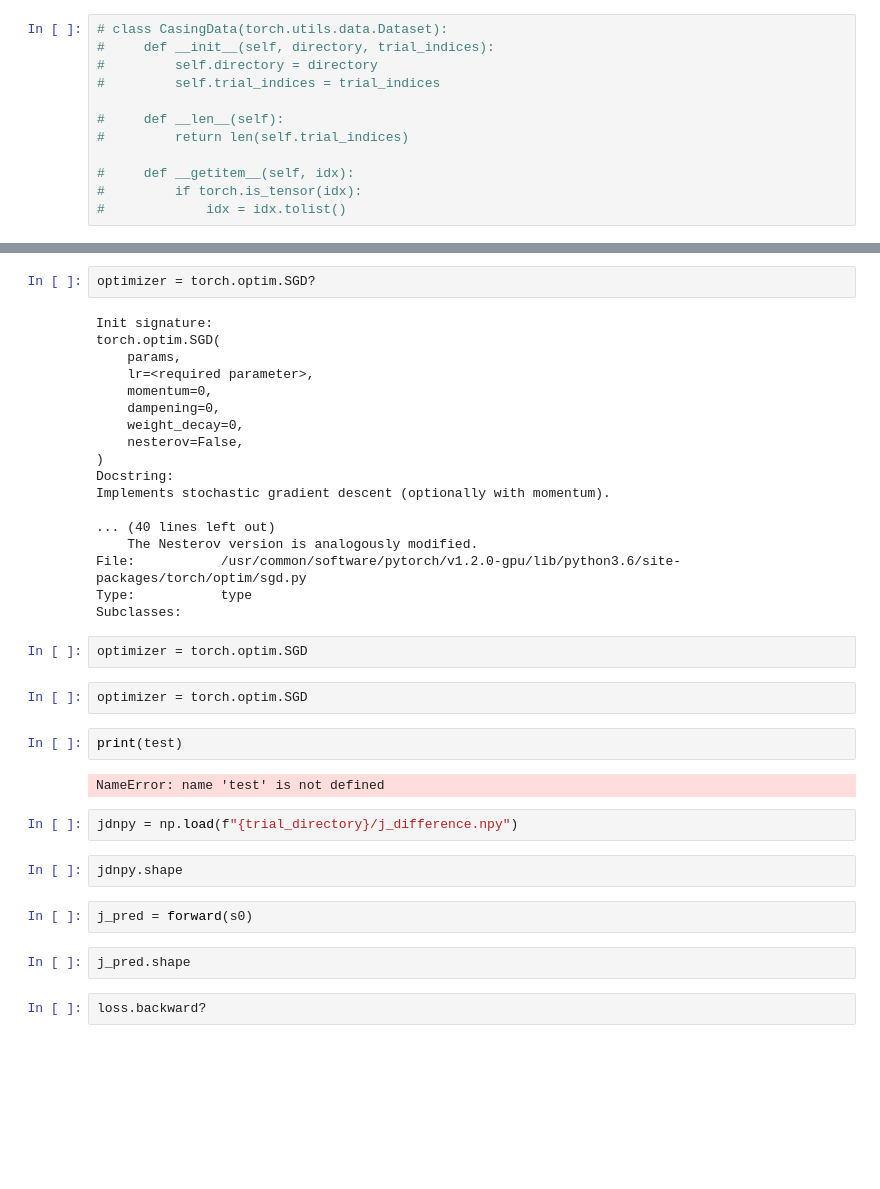
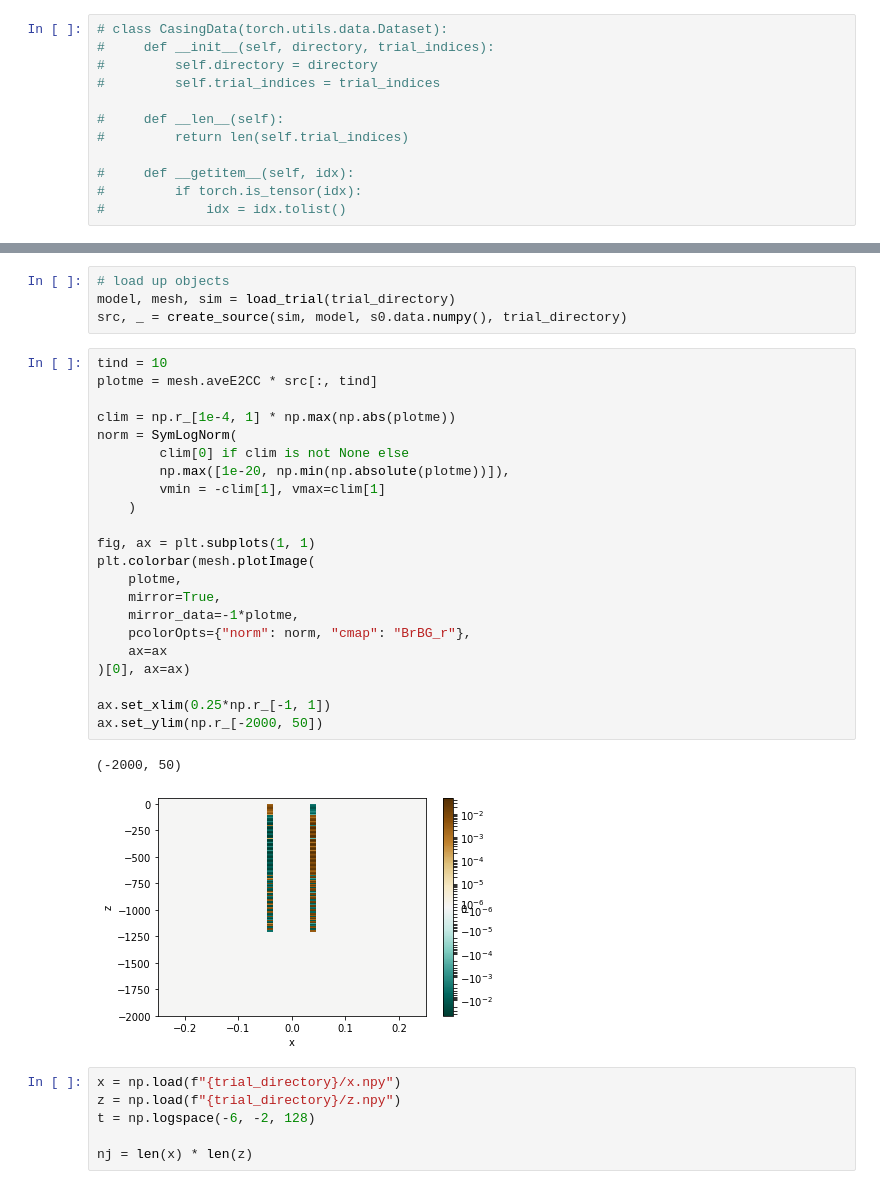
Before and after one commit to lheagy/heagy-2019-casing-ml, a Jupyter notebook: notebooks/pytorch_pipeline.ipynb, the cells around one changed output, grey strips where cells are left out. Saved outputs shown, nothing was run; the diff lists cells and outputs as text; blank space fills up the shorter version.

```diff
--- a/notebooks/pytorch_pipeline.ipynb
+++ b/notebooks/pytorch_pipeline.ipynb
@@ -777,38 +831,35 @@ Text(0, 0.5, 'z')
-# %%
-optimizer = torch.optim.SGD?
-# %% [output]
-Init signature:
-torch.optim.SGD(
-    params,
-    lr=<required parameter>,
-    momentum=0,
-    dampening=0,
-    weight_decay=0,
-    nesterov=False,
-)
-Docstring:
-Implements stochastic gradient descent (optionally with momentum).
-
-... (40 lines left out)
-    The Nesterov version is analogously modified.
-File:           /usr/common/software/pytorch/v1.2.0-gpu/lib/python3.6/site-packages/torch/optim/sgd.py
-Type:           type
-Subclasses:
-# %%
-optimizer = torch.optim.SGD
-# %%
-optimizer = torch.optim.SGD
-# %%
-print(test)
-# %% [output]
-NameError: name 'test' is not defined
-# %%
-jdnpy = np.load(f"{trial_directory}/j_difference.npy")
-# %%
-jdnpy.shape
-# %%
-j_pred = forward(s0)
-# %%
-j_pred.shape
-# %%
-loss.backward?
+# %%
+# load up objects
+model, mesh, sim = load_trial(trial_directory)
+src, _ = create_source(sim, model, s0.data.numpy(), trial_directory)
+# %%
+tind = 10
+plotme = mesh.aveE2CC * src[:, tind]
+
+clim = np.r_[1e-4, 1] * np.max(np.abs(plotme))
+norm = SymLogNorm(
+        clim[0] if clim is not None else
+        np.max([1e-20, np.min(np.absolute(plotme))]),
+        vmin = -clim[1], vmax=clim[1]
+    )
+
+fig, ax = plt.subplots(1, 1)
+plt.colorbar(mesh.plotImage(
+    plotme,
+    mirror=True,
+    mirror_data=-1*plotme,
+    pcolorOpts={"norm": norm, "cmap": "BrBG_r"},
+    ax=ax
+)[0], ax=ax)
+
+ax.set_xlim(0.25*np.r_[-1, 1])
+ax.set_ylim(np.r_[-2000, 50])
+# %% [output]
+(-2000, 50)
+[figure, added]
+# %%
+x = np.load(f"{trial_directory}/x.npy")
+z = np.load(f"{trial_directory}/z.npy")
+t = np.logspace(-6, -2, 128)
+
+nj = len(x) * len(z)
```
Also changed, not shown: parts of 26 cells of this notebook, 1 other file.
